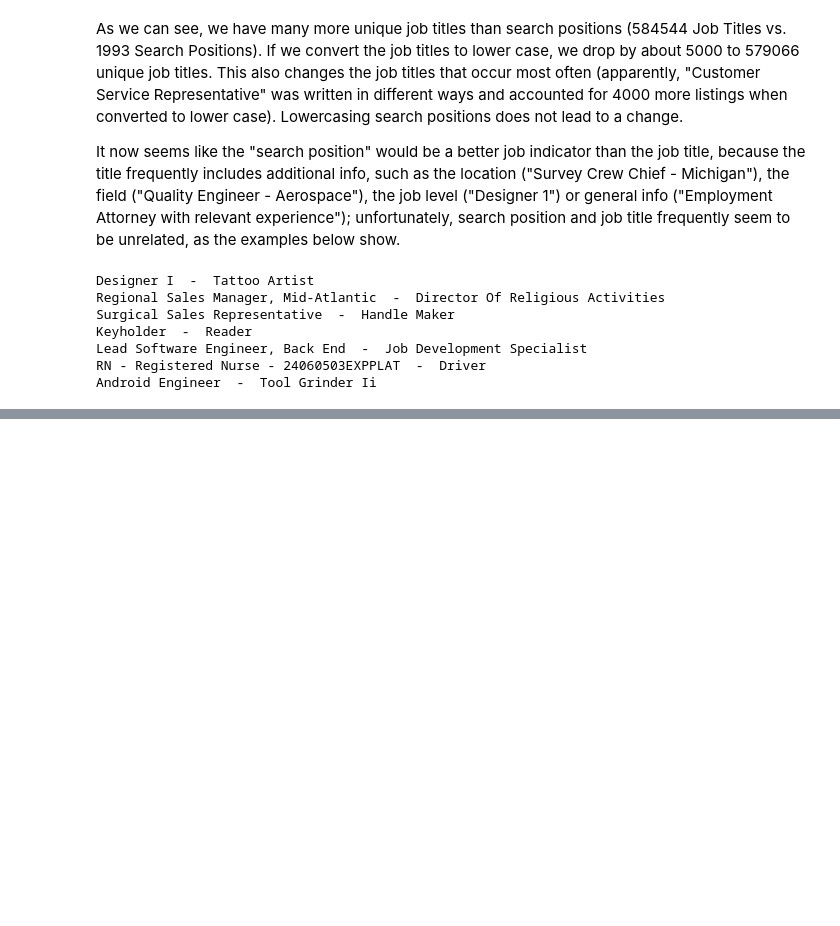
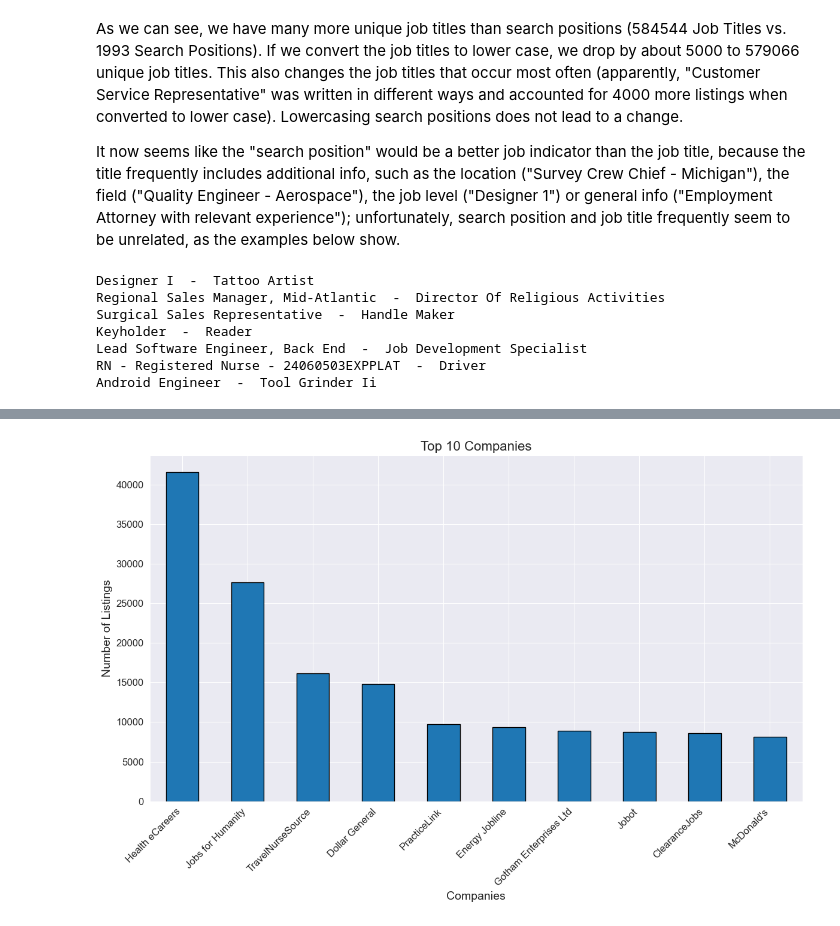
Before and after one commit to NotAWiz4rd/supervised-learning-final, a Jupyter notebook: ml-final-project.ipynb, the cells around one changed output, grey strips where cells are left out. Cells and saved outputs as stored; diff of their text form; code cells hidden in the pictures; blank space fills up the shorter version.

```diff
--- a/ml-final-project.ipynb
+++ b/ml-final-project.ipynb
@@ -100,0 +150,14 @@ Android Engineer  -  Tool Grinder Ii
+# %%
+plt.figure(figsize=(12, 8))
+
+top_locations = job_postings['company'].value_counts().head(10)
+top_locations.plot(kind='bar', edgecolor='black')
+
+plt.title('Top 10 Companies', fontsize=16)
+plt.xlabel('Companies', fontsize=14)
+plt.ylabel('Number of Listings', fontsize=14)
+plt.xticks(rotation=45, ha='right', fontsize=12)
+plt.yticks(fontsize=12)
+plt.tight_layout()
+# %% [output]
+[figure, added]
```
Also changed, not shown: parts of 14 cells of this notebook.
